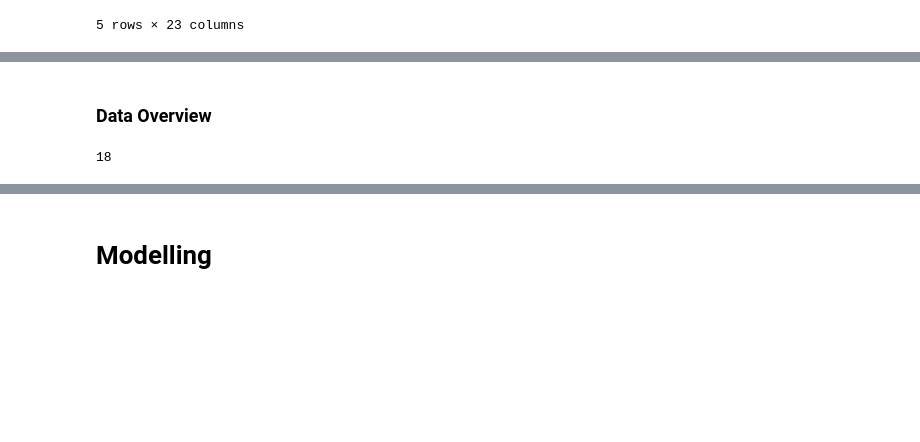
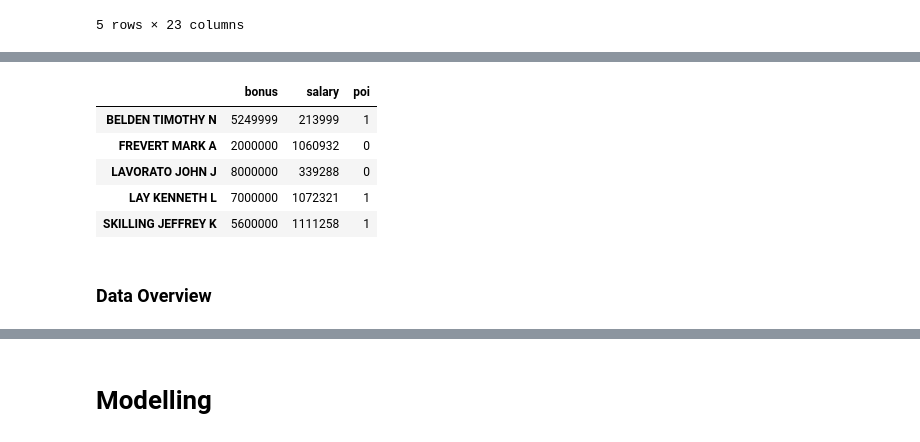
Before and after one commit to ian-whitestone/enron-poi-classification, a Jupyter notebook: enron_eda.ipynb, the cells around one changed output, grey strips where cells are left out. Cells and saved outputs as stored; diff of their text form; code cells hidden in the pictures; blank space fills up the shorter version.

```diff
--- a/enron_eda.ipynb
+++ b/enron_eda.ipynb
@@ -78,3 +129,13 @@ df = pd.DataFrame.from_dict(my_dataset,orient='index')
+# %%
+## other potential outliers
+df[(df.salary > 1000000) | (df.bonus > 5000000)][['bonus','salary','poi']]
+# %% [output]
+|  | bonus | salary | poi |
+| BELDEN TIMOTHY N | 5249999 | 213999 | 1 |
+| FREVERT MARK A | 2000000 | 1060932 | 0 |
+| LAVORATO JOHN J | 8000000 | 339288 | 0 |
+| LAY KENNETH L | 7000000 | 1072321 | 1 |
+| SKILLING JEFFREY K | 5600000 | 1111258 | 1 |
 # %% [markdown]
 ### Data Overview
 # %%
@@ -81,5 +143 @@ df = pd.DataFrame.from_dict(my_dataset,orient='index')
 df['poi'] = df['poi'].apply(lambda x: 1 if x else 0)
-# %%
-sum(df['poi'])
-# %% [output]
-18
```
Also changed, not shown: parts of 25 cells of this notebook.
